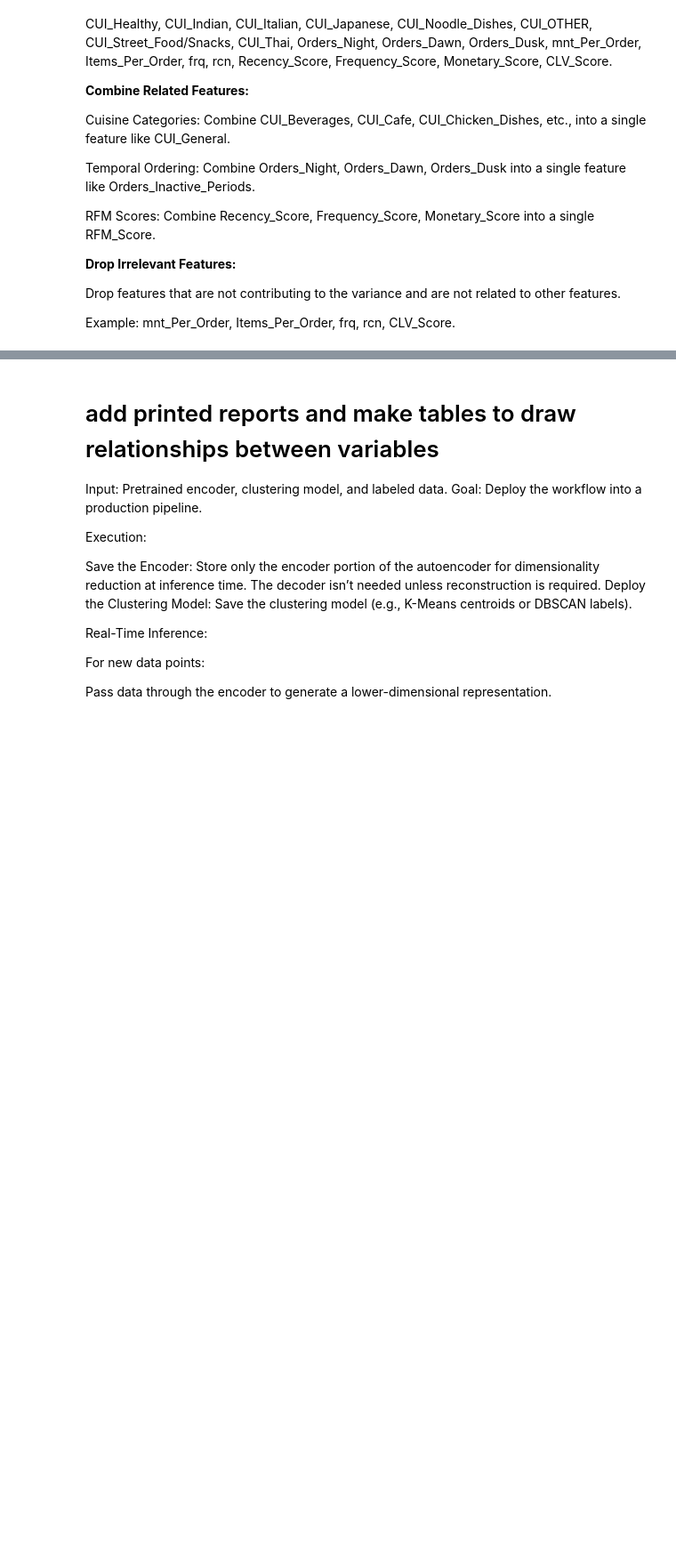
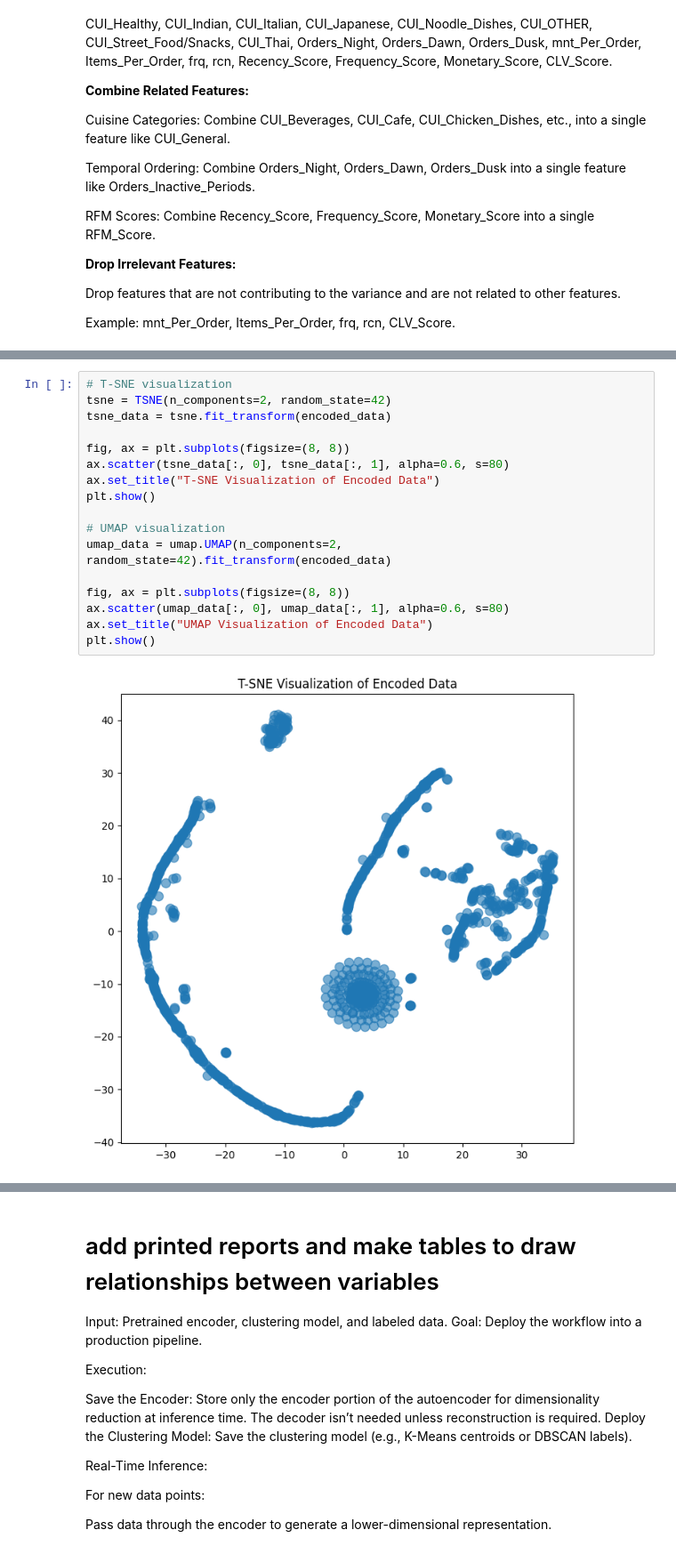
Before and after one commit to diogoruivo47/Data-Mining, a Jupyter notebook: FS_Dimension_reductionality.ipynb, the cells around one changed output, grey strips where cells are left out. Shown at 89% size. Drawn from its saved outputs; the diff is of its cells as text; blank space fills up the shorter version.

```diff
--- a/FS_Dimension_reductionality.ipynb
+++ b/FS_Dimension_reductionality.ipynb
@@ -1211,0 +1266,19 @@ AttributeError: 'Series' object has no attribute 'reshape'
+# %%
+# T-SNE visualization
+tsne = TSNE(n_components=2, random_state=42)
+tsne_data = tsne.fit_transform(encoded_data)
+
+fig, ax = plt.subplots(figsize=(8, 8))
+ax.scatter(tsne_data[:, 0], tsne_data[:, 1], alpha=0.6, s=80)
+ax.set_title("T-SNE Visualization of Encoded Data")
+plt.show()
+
+# UMAP visualization
+umap_data = umap.UMAP(n_components=2, random_state=42).fit_transform(encoded_data)
+
+fig, ax = plt.subplots(figsize=(8, 8))
+ax.scatter(umap_data[:, 0], umap_data[:, 1], alpha=0.6, s=80)
+ax.set_title("UMAP Visualization of Encoded Data")
+plt.show()
+# %% [output]
+[figure, added]
```
Also changed, not shown: parts of 8 cells of this notebook.
